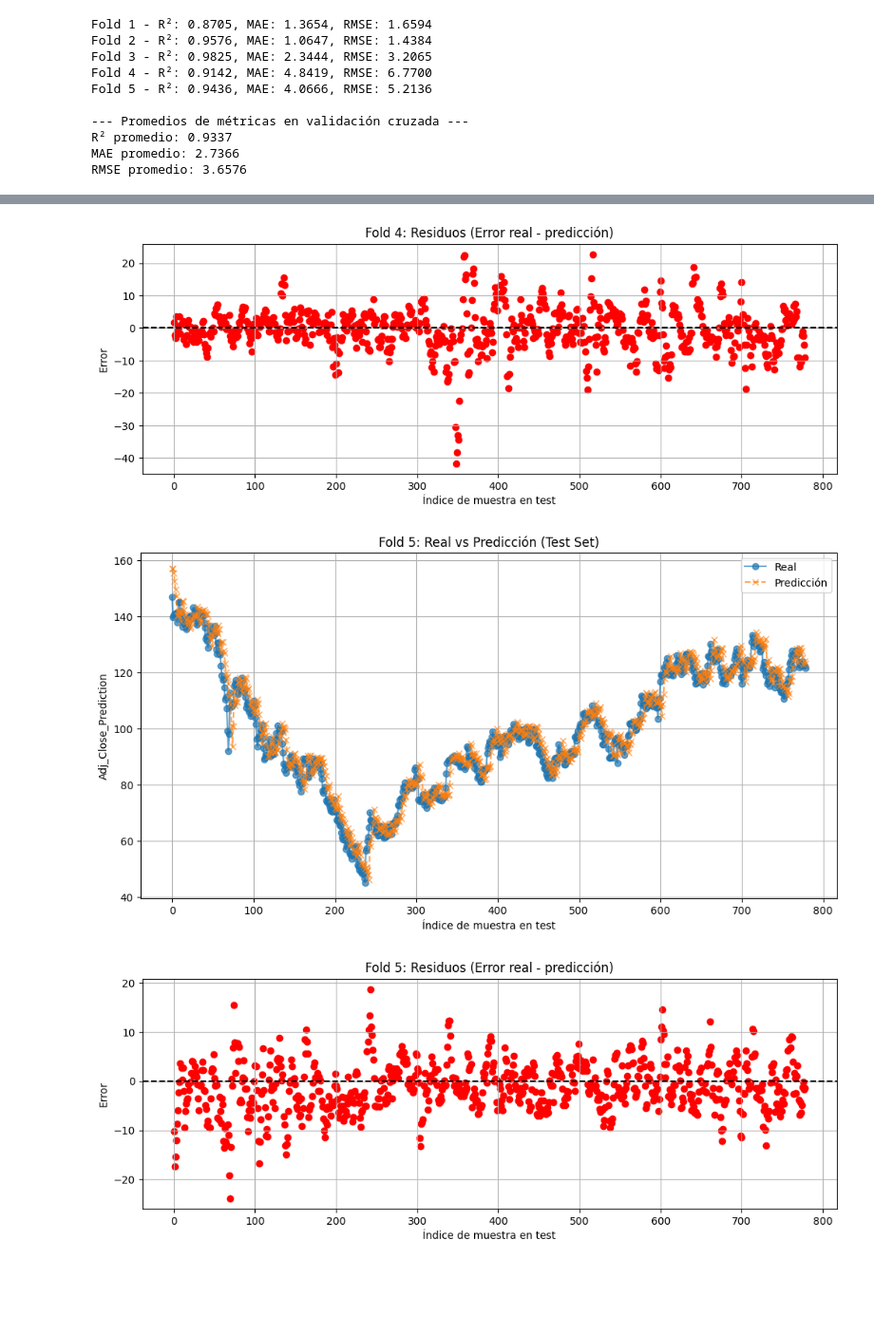
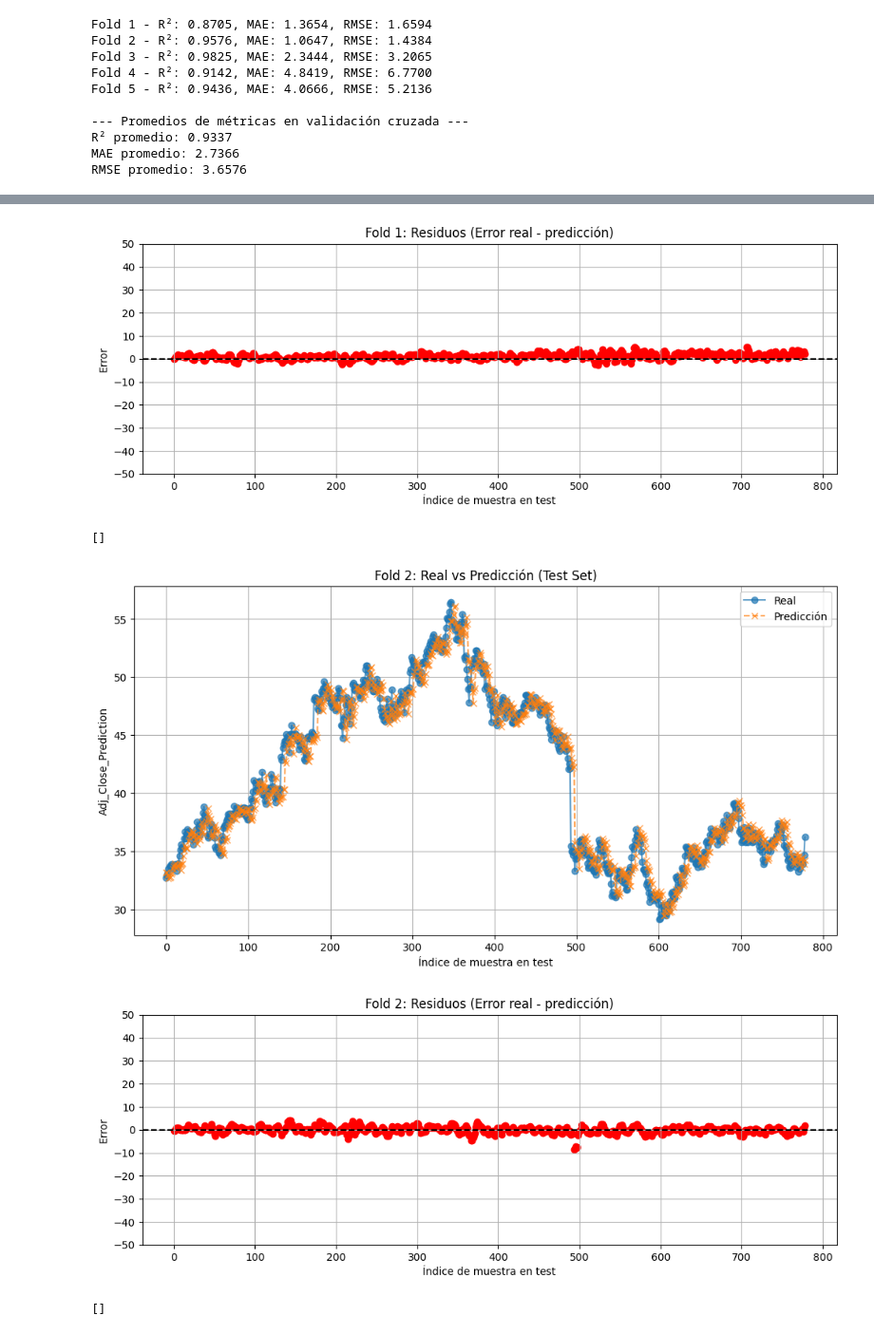
Before and after one commit to AgostinaMerino/Modelo_Predictivo_Datos_Bursatiles, a Jupyter notebook: PP.ipynb, the cells around one changed output, grey strips where cells are left out. Shown at 95% size. Drawn from its saved outputs; the diff is of its cells as text; code cells hidden in the pictures; blank space fills up the shorter version.

```diff
--- a/PP.ipynb
+++ b/PP.ipynb
@@ -321,12 +321,13 @@ RMSE promedio: 3.6576
 # Dado que los folds 4 y 5 son los que presentan valores de MAE y RMSE mas elevados, esto podria interpretarse como la presencia de outliers o valores
 #extremos que podrian afecar a la efectividad del modelo.
 # %%
+#Representaciones gràficas de cada subconjunto de datos a los que se aplicò el modelo
+
 # Variables para guardar resultados
-folds_to_plot = [3, 4]  # folds 4 y 5
-
-# Repetimos el split para obtener test y predicción de esos folds específicos
+folds_plt = [0, 1, 2, 3, 4]
+# Se repite el split para obtener test y predicción de esos subconjuntos específicos
 for i, (train_index, test_index) in enumerate(tscv.split(X)):
-    if i in folds_to_plot:
+    if i in folds_plt:
         X_train, X_test = X.iloc[train_index], X.iloc[test_index]
         y_train, y_test = y.iloc[train_index], y.iloc[test_index]
 
@@ -344,14 +345,18 @@ for i, (train_index, test_index) in enumerate(tscv.split(X)):
         plt.grid(True)
         plt.show()
 
-        # Gráfico de error (residuals)
+        # Gráfico de error
         residuals = y_test.values - y_pred
         plt.figure(figsize=(12, 4))
         plt.scatter(range(len(residuals)), residuals, color='red')
+        plt.ylim(-50,50)
+        plt.yticks(np.arange(-50, 51, 10))
         plt.axhline(y=0, color='black', linestyle='--')
         plt.title(f'Fold {i+1}: Residuos (Error real - predicción)')
         plt.xlabel('Índice de muestra en test')
         plt.ylabel('Error')
         plt.grid(True)
         plt.show()
+        indices_residuos_altos = np.where(residuals < -20)[0]
+        print(indices_residuos_altos)
 # %% [output]
@@ -359,3 +364,5 @@ for i, (train_index, test_index) in enumerate(tscv.split(X)):
-[figure, old version]
+[figure, new version]
+[]
-[figure, old version]
+[figure, new version]
-[figure, old version]
+[figure, new version]
+[]
```
Also changed, not shown: parts of 3 cells of this notebook.
